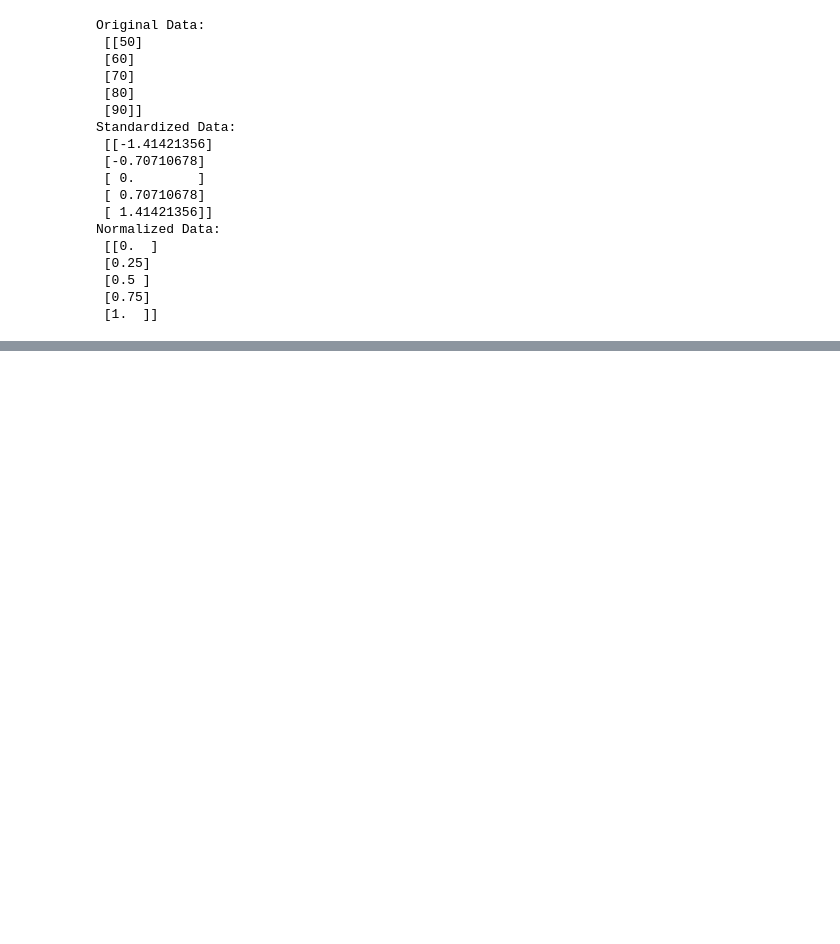
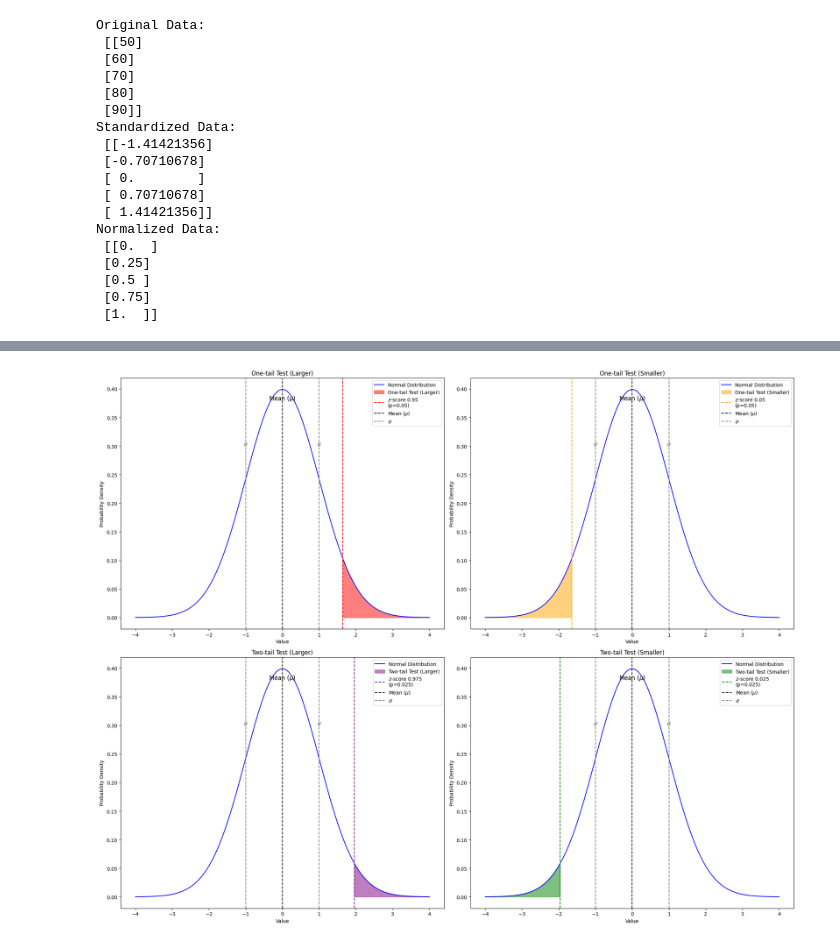
Before and after one commit to imranahmed123/DataScience-AI-ML, a Jupyter notebook: MyNotebook1_TypesofDistributions_310524.ipynb, the cells around one changed output, grey strips where cells are left out. Cells and saved outputs as stored; diff of their text form; code cells hidden in the pictures; blank space fills up the shorter version.

```diff
--- a/MyNotebook1_TypesofDistributions_310524.ipynb
+++ b/MyNotebook1_TypesofDistributions_310524.ipynb
@@ -119,0 +193,98 @@ Normalized Data:
+# %%
+import numpy as np
+import matplotlib.pyplot as plt
+import scipy.stats as stats
+
+# Define the data for the Gaussian distribution
+mu = 0
+sigma = 1
+x = np.linspace(mu - 4*sigma, mu + 4*sigma, 1000)
+y = stats.norm.pdf(x, mu, sigma)
+
+# Z-scores and p-values
+z_95 = stats.norm.ppf(0.95)
+z_975 = stats.norm.ppf(0.975)
+z_025 = stats.norm.ppf(0.025)
+p_value_95 = 0.05
+p_value_975 = 0.025
+p_value_025 = 0.025
+
+# Plot settings
+plt.figure(figsize=(20, 16))
+
+# One-tail test (larger)
+plt.subplot(2, 2, 1)
+plt.plot(x, y, label='Normal Distribution', color='blue')
+x_one_tail = np.linspace(z_95, mu + 4*sigma, 100)
+y_one_tail = stats.norm.pdf(x_one_tail, mu, sigma)
+plt.fill_between(x_one_tail, y_one_tail, color='red', alpha=0.5, label='One-tail Test (Larger)')
+plt.axvline(z_95, color='red', linestyle='--', label='$z$-score 0.95\n(p=0.05)')
+plt.axvline(mu, color='black', linestyle='--', label='Mean ($\mu$)')
+plt.axvline(mu + sigma, color='grey', linestyle='--', label='$\sigma$')
+plt.axvline(mu - sigma, color='grey', linestyle='--')
+plt.text(mu, 0.38, 'Mean ($\mu$)', color='black', fontsize=12, ha='center')
+plt.text(mu + sigma, 0.30, '$\sigma$', color='grey', fontsize=12, ha='center')
+plt.text(mu - sigma, 0.30, '$\sigma$', color='grey', fontsize=12, ha='center')
+plt.title('One-tail Test (Larger)')
+plt.xlabel('Value')
+plt.ylabel('Probability Density')
+plt.legend()
+
+# One-tail test (smaller)
+plt.subplot(2, 2, 2)
+plt.plot(x, y, label='Normal Distribution', color='blue')
+x_one_tail_left = np.linspace(mu - 4*sigma, stats.norm.ppf(0.05), 100)
+y_one_tail_left = stats.norm.pdf(x_one_tail_left, mu, sigma)
+plt.fill_between(x_one_tail_left, y_one_tail_left, color='orange', alpha=0.5, label='One-tail Test (Smaller)')
+plt.axvline(stats.norm.ppf(0.05), color='orange', linestyle='--', label='$z$-score 0.05\n(p=0.05)')
+plt.axvline(mu, color='black', linestyle='--', label='Mean ($\mu$)')
+plt.axvline(mu + sigma, color='grey', linestyle='--', label='$\sigma$')
+plt.axvline(mu - sigma, color='grey', linestyle='--')
+plt.text(mu, 0.38, 'Mean ($\mu$)', color='black', fontsize=12, ha='center')
+plt.text(mu + sigma, 0.30, '$\sigma$', color='grey', fontsize=12, ha='center')
+plt.text(mu - sigma, 0.30, '$\sigma$', color='grey', fontsize=12, ha='center')
+plt.title('One-tail Test (Smaller)')
+plt.xlabel('Value')
+plt.ylabel('Probability Density')
+plt.legend()
+
+# Two-tail test (larger)
+plt.subplot(2, 2, 3)
+plt.plot(x, y, label='Normal Distribution', color='blue')
+x_two_tail_right = np.linspace(z_975, mu + 4*sigma, 100)
+y_two_tail_right = stats.norm.pdf(x_two_tail_right, mu, sigma)
+plt.fill_between(x_two_tail_right, y_two_tail_right, color='purple', alpha=0.5, label='Two-tail Test (Larger)')
+plt.axvline(z_975, color='purple', linestyle='--', label='$z$-score 0.975\n(p=0.025)')
+plt.axvline(mu, color='black', linestyle='--', label='Mean ($\mu$)')
+plt.axvline(mu + sigma, color='grey', linestyle='--', label='$\sigma$')
+plt.axvline(mu - sigma, color='grey', linestyle='--')
+plt.text(mu, 0.38, 'Mean ($\mu$)', color='black', fontsize=12, ha='center')
+plt.text(mu + sigma, 0.30, '$\sigma$', color='grey', fontsize=12, ha='center')
+plt.text(mu - sigma, 0.30, '$\sigma$', color='grey', fontsize=12, ha='center')
+plt.title('Two-tail Test (Larger)')
+plt.xlabel('Value')
+plt.ylabel('Probability Density')
+plt.legend()
+
+# Two-tail test (smaller)
+plt.subplot(2, 2, 4)
+plt.plot(x, y, label='Normal Distribution', color='blue')
+x_two_tail_left = np.linspace(mu - 4*sigma, z_025, 100)
+y_two_tail_left = stats.norm.pdf(x_two_tail_left, mu, sigma)
+plt.fill_between(x_two_tail_left, y_two_tail_left, color='green', alpha=0.5, label='Two-tail Test (Smaller)')
+plt.axvline(z_025, color='green', linestyle='--', label='$z$-score 0.025\n(p=0.025)')
+plt.axvline(mu, color='black', linestyle='--', label='Mean ($\mu$)')
+plt.axvline(mu + sigma, color='grey', linestyle='--', label='$\sigma$')
+plt.axvline(mu - sigma, color='grey', linestyle='--')
+plt.text(mu, 0.38, 'Mean ($\mu$)', color='black', fontsize=12, ha='center')
+plt.text(mu + sigma, 0.30, '$\sigma$', color='grey', fontsize=12, ha='center')
+plt.text(mu - sigma, 0.30, '$\sigma$', color='grey', fontsize=12, ha='center')
+plt.title('Two-tail Test (Smaller)')
+plt.xlabel('Value')
+plt.ylabel('Probability Density')
+plt.legend()
+
+plt.tight_layout()
+plt.show()
+# %% [output]
+[figure, added]
```
Also changed, not shown: parts of 1 cell of this notebook.
